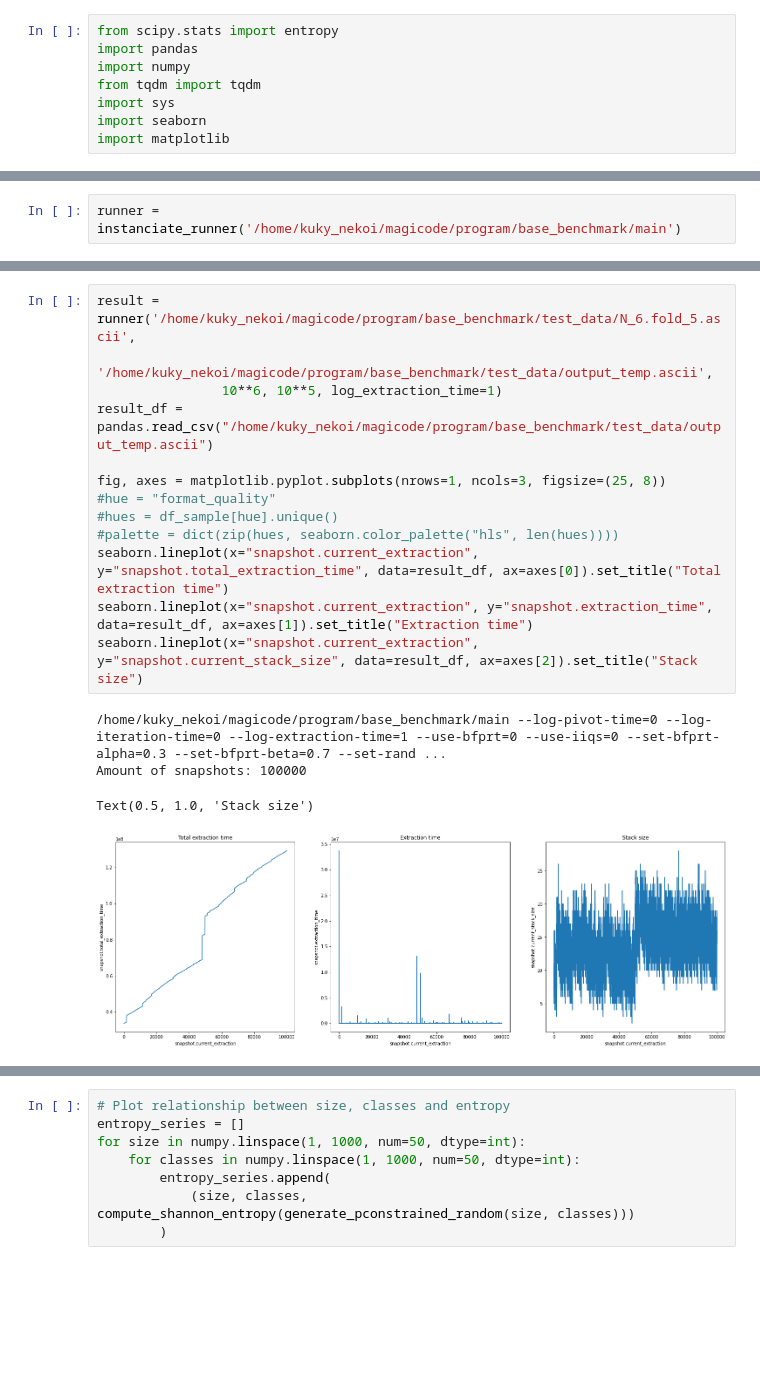
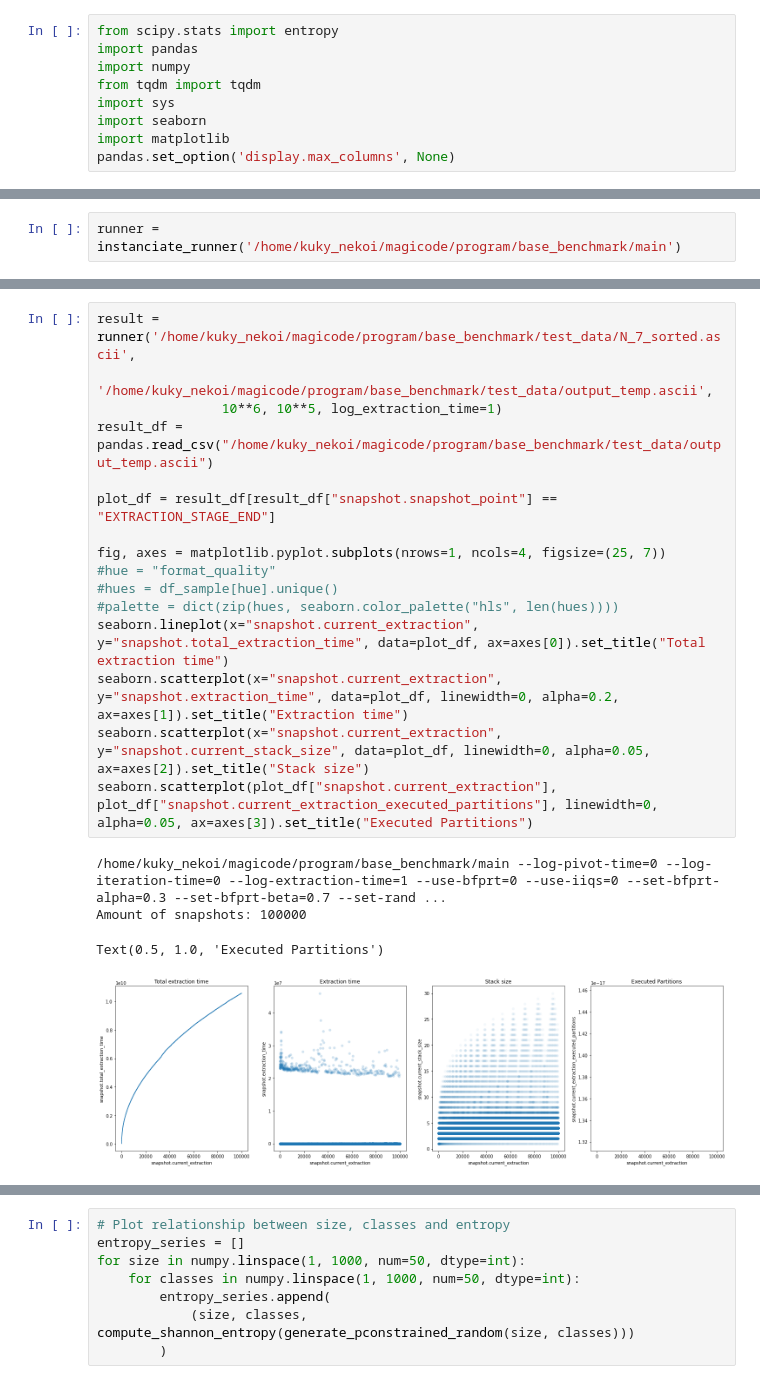
Before and after one commit to idlechara/magicode, a Jupyter notebook: experiments/002_evaluation.ipynb, the cells around one changed output, grey strips where cells are left out. Cells and saved outputs as stored; diff of their text form; blank space fills up the shorter version.

Commit message:
feat(monitor): added snapshots, pending swapping metrics

```diff
--- a/experiments/002_evaluation.ipynb
+++ b/experiments/002_evaluation.ipynb
@@ -6,6 +6,7 @@ from tqdm import tqdm
 import sys
 import seaborn
 import matplotlib
+pandas.set_option('display.max_columns', None)
 # %%
 import subprocess
 import os.path
@@ -40,19 +63,22 @@ runner = instanciate_runner('/home/kuky_nekoi/magicode/program/base_benchmark/ma
 # %%
-result = runner('/home/kuky_nekoi/magicode/program/base_benchmark/test_data/N_6.fold_5.ascii',
+result = runner('/home/kuky_nekoi/magicode/program/base_benchmark/test_data/N_7_sorted.ascii',
                 '/home/kuky_nekoi/magicode/program/base_benchmark/test_data/output_temp.ascii',
                 10**6, 10**5, log_extraction_time=1)
 result_df = pandas.read_csv("/home/kuky_nekoi/magicode/program/base_benchmark/test_data/output_temp.ascii")
 
-fig, axes = matplotlib.pyplot.subplots(nrows=1, ncols=3, figsize=(25, 8))
+plot_df = result_df[result_df["snapshot.snapshot_point"] == "EXTRACTION_STAGE_END"]
+
+fig, axes = matplotlib.pyplot.subplots(nrows=1, ncols=4, figsize=(25, 7))
 #hue = "format_quality"
 #hues = df_sample[hue].unique()
 #palette = dict(zip(hues, seaborn.color_palette("hls", len(hues))))
-seaborn.lineplot(x="snapshot.current_extraction", y="snapshot.total_extraction_time", data=result_df, ax=axes[0]).set_title("Total extraction time")
-seaborn.lineplot(x="snapshot.current_extraction", y="snapshot.extraction_time", data=result_df, ax=axes[1]).set_title("Extraction time")
-seaborn.lineplot(x="snapshot.current_extraction", y="snapshot.current_stack_size", data=result_df, ax=axes[2]).set_title("Stack size")
+seaborn.lineplot(x="snapshot.current_extraction", y="snapshot.total_extraction_time", data=plot_df, ax=axes[0]).set_title("Total extraction time")
+seaborn.scatterplot(x="snapshot.current_extraction", y="snapshot.extraction_time", data=plot_df, linewidth=0, alpha=0.2, ax=axes[1]).set_title("Extraction time")
+seaborn.scatterplot(x="snapshot.current_extraction", y="snapshot.current_stack_size", data=plot_df, linewidth=0, alpha=0.05, ax=axes[2]).set_title("Stack size")
+seaborn.scatterplot(plot_df["snapshot.current_extraction"], plot_df["snapshot.current_extraction_executed_partitions"], linewidth=0, alpha=0.05, ax=axes[3]).set_title("Executed Partitions")
 # %% [output]
 /home/kuky_nekoi/magicode/program/base_benchmark/main --log-pivot-time=0 --log-iteration-time=0 --log-extraction-time=1 --use-bfprt=0 --use-iiqs=0 --set-bfprt-alpha=0.3 --set-bfprt-beta=0.7 --set-rand ...
 Amount of snapshots: 100000
-Text(0.5, 1.0, 'Stack size')
+Text(0.5, 1.0, 'Executed Partitions')
-[figure, old version]
+[figure, new version]
 # %%
```
Also changed, not shown: parts of 5 cells of this notebook, 8 other files.
